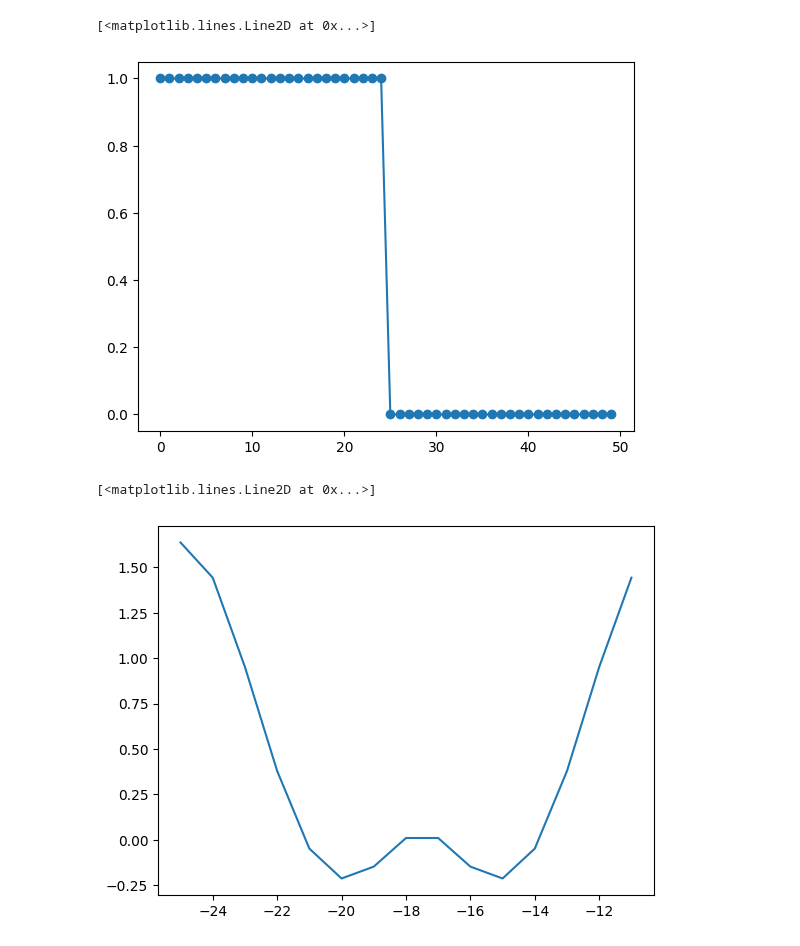
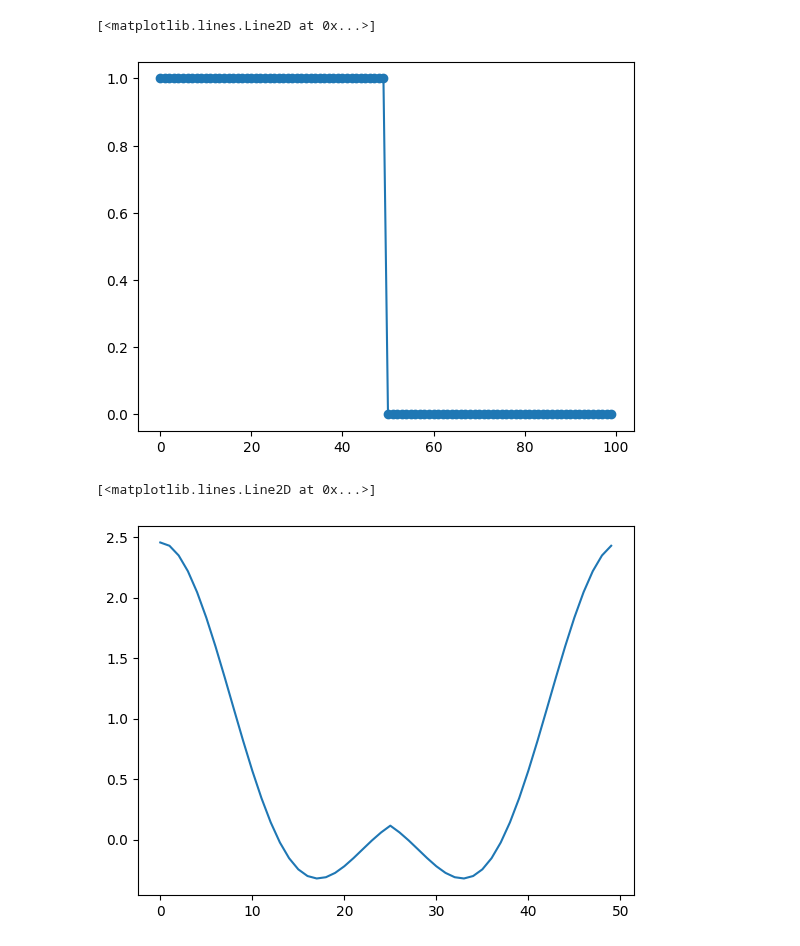
Before and after one commit to DylanReidRamelli/Bachelor-Project-2023, a Jupyter notebook: notebook/direct_convolution.ipynb, the cells around one changed output. Cells and saved outputs as stored; diff of their text form; code cells hidden in the pictures.

```diff
--- a/notebook/direct_convolution.ipynb
+++ b/notebook/direct_convolution.ipynb
@@ -13,10 +7,10 @@ def d_conv(W, X):
 # %%
-n = 50
-x = np.arange(n)
-x0 = n * 0.5
-X = x < x0
-X = np.array(X)
-plt.plot(x,X, marker ='o')
+n = 100
+x_o = np.arange(n)
+xn = n * 0.5
+x = x_o < xn
+x = np.array(x)
+plt.plot(x_o,x, marker ='o')
 # %% [output]
 [<matplotlib.lines.Line2D at 0x...>]
-[figure, old version]
+[figure, new version]
@@ -29,19 +17,21 @@ plt.plot(x,X, marker ='o')
 # %%
 # Create filter.
-filter_size = 15
-delta = 10.2
+delta = 10.3
+filter_size = 50
+
 M = 3/2
 H = np.zeros(filter_size, dtype=complex)
 for i in range(filter_size):
-    k = wavenum(i,filter_size)
-    a = 2 * np.pi / filter_size * k * M
-    H[i] = (np.sin(3*a/2))/a - (3 * np.pi * np.cos(3 * a/2))/(9 * a**2 - np.pi**2)
+    if i != 0:
+        k = wavenum(i,filter_size)
+        a = 2 * np.pi / filter_size * k * M
+        H[i] = (np.sin(3*a/2))/a - (3 * np.pi * np.cos(3 * a/2))/(9 * a**2 - np.pi**2)
 
-H[0] = 3/2 + 3/np.pi
-# H /= 3/2
+    # Hopital rule for w=0.
+    else:
+        H[i] = 3/2 + 3/np.pi
 
-# H = fft.fftshift(H)
-plt.plot(np.arange(filter_size) - n//2, H)
+plt.plot(np.arange(filter_size), H.real)
 # %% [output]
 [<matplotlib.lines.Line2D at 0x...>]
-[figure, old version]
+[figure, new version]
```
Also changed, not shown: parts of 9 cells of this notebook, 6 other files.
